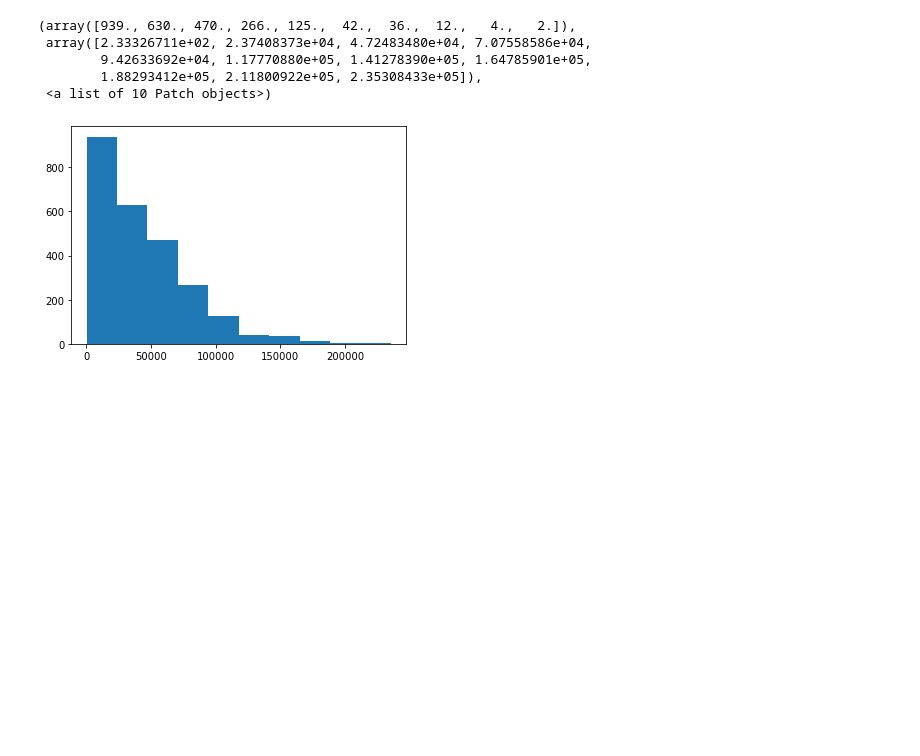
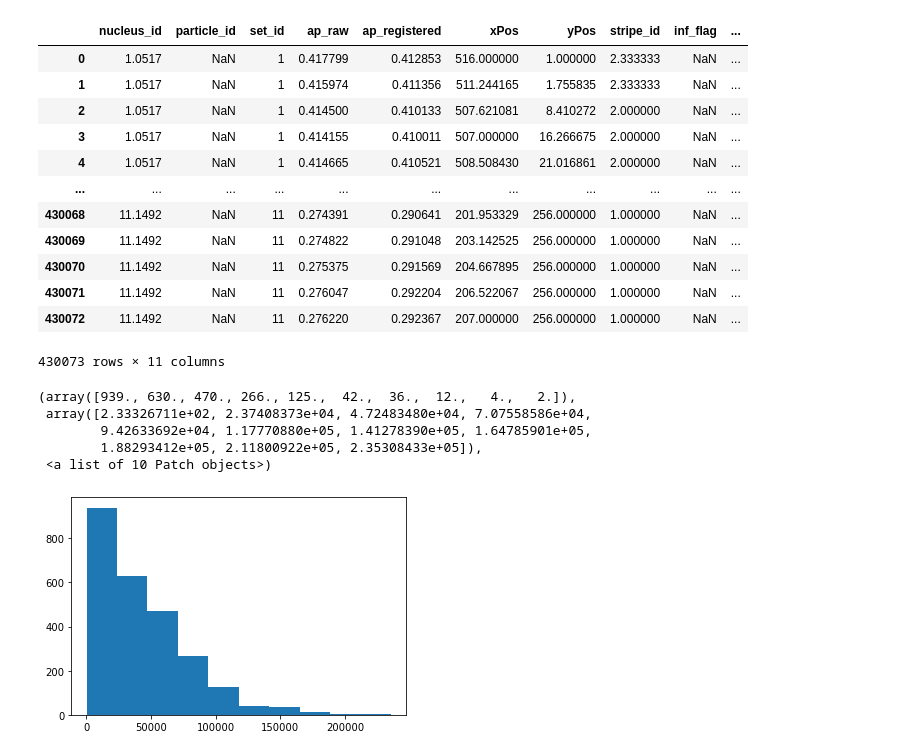
Before and after one commit to ucbmcb288/mcb288, a Jupyter notebook: Transcription/MCB288_Transcription_Part3.ipynb, the cells around one changed output. Drawn from its saved outputs; the diff is of its cells as text; code cells hidden in the pictures; blank space fills up the shorter version.

```diff
--- a/Transcription/MCB288_Transcription_Part3.ipynb
+++ b/Transcription/MCB288_Transcription_Part3.ipynb
@@ -29,3 +25,19 @@ bursts = pd.read_csv('data/Berrocal_particles_analysis.csv')
+# %%
+bursts
+# %% [output]
+|  | nucleus_id | particle_id | set_id | ap_raw | ap_registered | xPos | yPos | stripe_id | inf_flag | ... |
+| 0 | 1.0517 | NaN | 1 | 0.417799 | 0.412853 | 516.000000 | 1.000000 | 2.333333 | NaN | ... |
+| 1 | 1.0517 | NaN | 1 | 0.415974 | 0.411356 | 511.244165 | 1.755835 | 2.333333 | NaN | ... |
+| 2 | 1.0517 | NaN | 1 | 0.414500 | 0.410133 | 507.621081 | 8.410272 | 2.000000 | NaN | ... |
+| 3 | 1.0517 | NaN | 1 | 0.414155 | 0.410011 | 507.000000 | 16.266675 | 2.000000 | NaN | ... |
+| 4 | 1.0517 | NaN | 1 | 0.414665 | 0.410521 | 508.508430 | 21.016861 | 2.000000 | NaN | ... |
+| ... | ... | ... | ... | ... | ... | ... | ... | ... | ... | ... |
+| 430068 | 11.1492 | NaN | 11 | 0.274391 | 0.290641 | 201.953329 | 256.000000 | 1.000000 | NaN | ... |
+| 430069 | 11.1492 | NaN | 11 | 0.274822 | 0.291048 | 203.142525 | 256.000000 | 1.000000 | NaN | ... |
+| 430070 | 11.1492 | NaN | 11 | 0.275375 | 0.291569 | 204.667895 | 256.000000 | 1.000000 | NaN | ... |
+| 430071 | 11.1492 | NaN | 11 | 0.276047 | 0.292204 | 206.522067 | 256.000000 | 1.000000 | NaN | ... |
+| 430072 | 11.1492 | NaN | 11 | 0.276220 | 0.292367 | 207.000000 | 256.000000 | 1.000000 | NaN | ... |
+430073 rows × 11 columns
 # %%
 bursts = bursts.sort_values(['particle_id','time'])
 # %%
```
Also changed, not shown: parts of 2 cells of this notebook, 1 other file.
